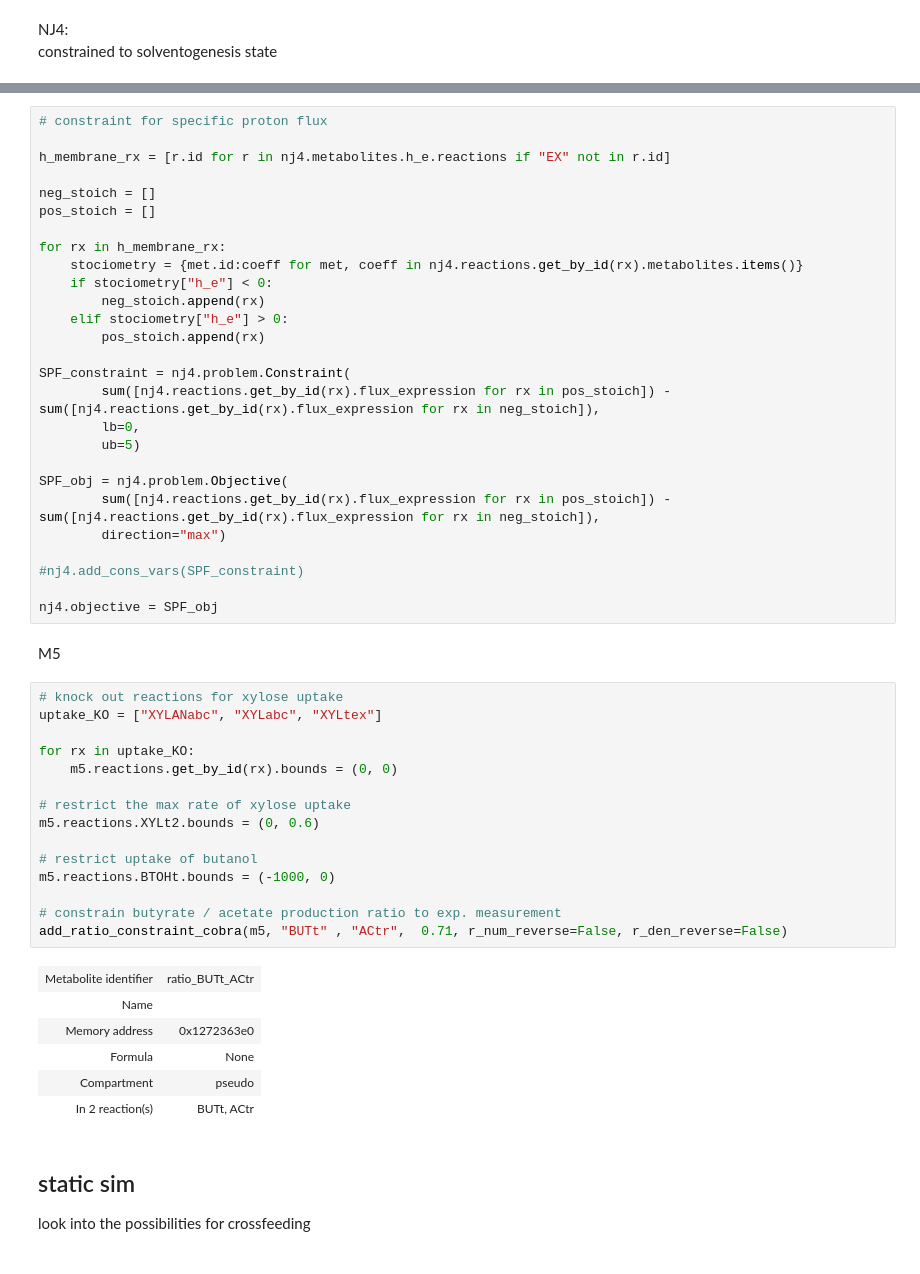
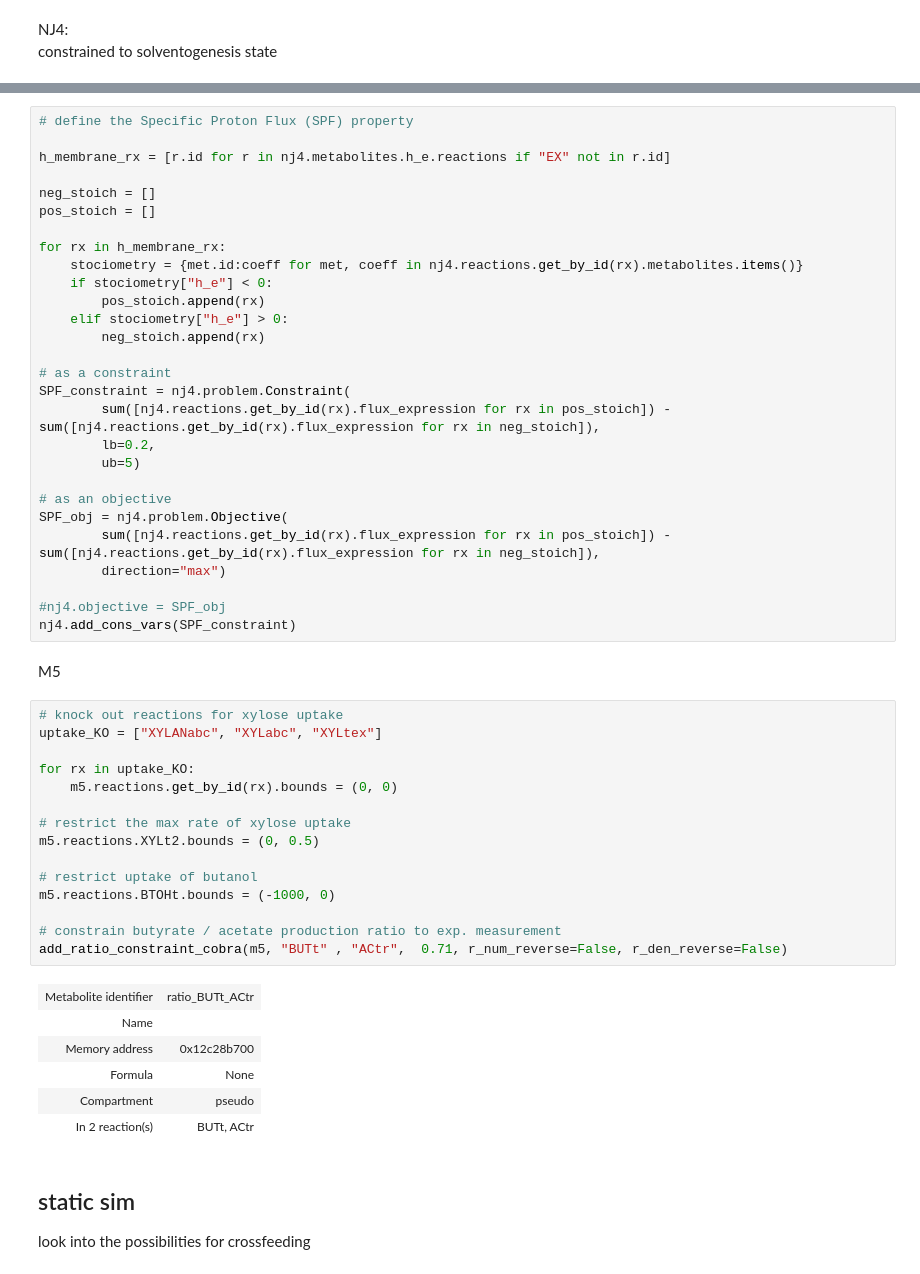
Before and after one commit to andreastallvik/BIOTBT3900, a Jupyter notebook: community_modelling/CBP_butanol/community_sim.ipynb, the cells around one changed output, grey strips where cells are left out. Drawn from its saved outputs; the diff is of its cells as text.

```diff
--- a/community_modelling/CBP_butanol/community_sim.ipynb
+++ b/community_modelling/CBP_butanol/community_sim.ipynb
@@ -53,5 +56,5 @@ for rx in xylan_rx:
 # %%
-# constraint for specific proton flux
+# define the Specific Proton Flux (SPF) property
 
 h_membrane_rx = [r.id for r in nj4.metabolites.h_e.reactions if "EX" not in r.id]
 
@@ -61,43 +64,44 @@ pos_stoich = []
 for rx in h_membrane_rx:
     stociometry = {met.id:coeff for met, coeff in nj4.reactions.get_by_id(rx).metabolites.items()}
     if stociometry["h_e"] < 0:
+        pos_stoich.append(rx)
+    elif stociometry["h_e"] > 0:
         neg_stoich.append(rx)
-    elif stociometry["h_e"] > 0:
-        pos_stoich.append(rx)
 
+# as a constraint
 SPF_constraint = nj4.problem.Constraint(
         sum([nj4.reactions.get_by_id(rx).flux_expression for rx in pos_stoich]) - sum([nj4.reactions.get_by_id(rx).flux_expression for rx in neg_stoich]),
-        lb=0,
+        lb=0.2,
         ub=5)
 
+# as an objective
 SPF_obj = nj4.problem.Objective(
         sum([nj4.reactions.get_by_id(rx).flux_expression for rx in pos_stoich]) - sum([nj4.reactions.get_by_id(rx).flux_expression for rx in neg_stoich]),
         direction="max")
 
-#nj4.add_cons_vars(SPF_constraint)
-
-nj4.objective = SPF_obj
+#nj4.objective = SPF_obj
+nj4.add_cons_vars(SPF_constraint)
 # %% [markdown]
 M5
 # %%
 # knock out reactions for xylose uptake
 uptake_KO = ["XYLANabc", "XYLabc", "XYLtex"]
 
 for rx in uptake_KO:
     m5.reactions.get_by_id(rx).bounds = (0, 0)
 
 # restrict the max rate of xylose uptake
-m5.reactions.XYLt2.bounds = (0, 0.6)
+m5.reactions.XYLt2.bounds = (0, 0.5)
 
 # restrict uptake of butanol
 m5.reactions.BTOHt.bounds = (-1000, 0)
 
 # constrain butyrate / acetate production ratio to exp. measurement
 add_ratio_constraint_cobra(m5, "BUTt" , "ACtr",  0.71, r_num_reverse=False, r_den_reverse=False)
 # %% [output]
 | Metabolite identifier | ratio_BUTt_ACtr |
 | Name |  |
-| Memory address | 0x1272363e0 |
+| Memory address | 0x12c28b700 |
 | Formula | None |
 | Compartment | pseudo |
 | In 2 reaction(s) | BUTt, ACtr |
```
Also changed, not shown: parts of 11 cells of this notebook, 5 other files.
